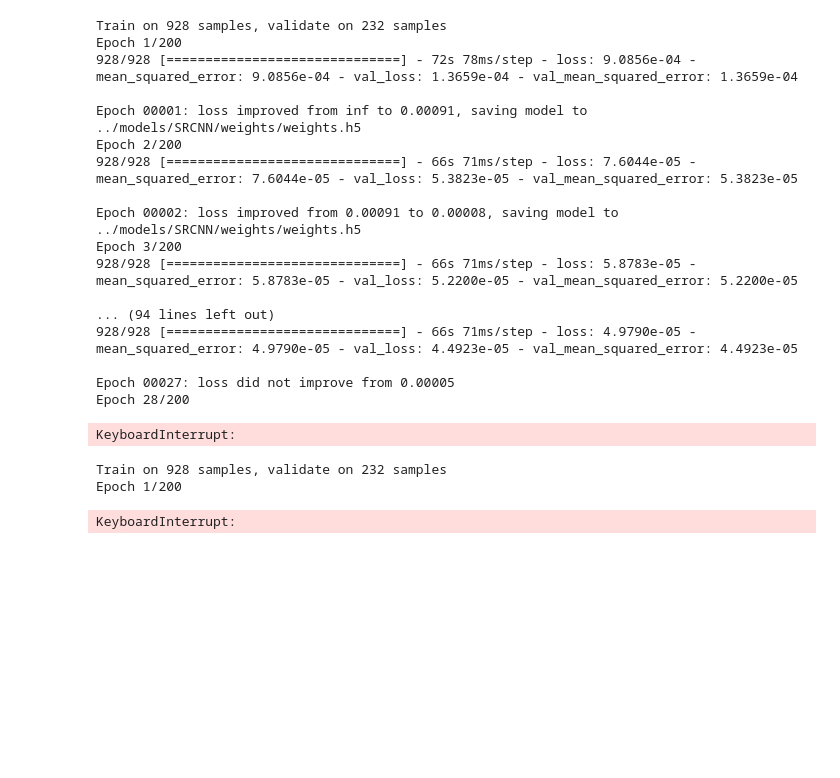
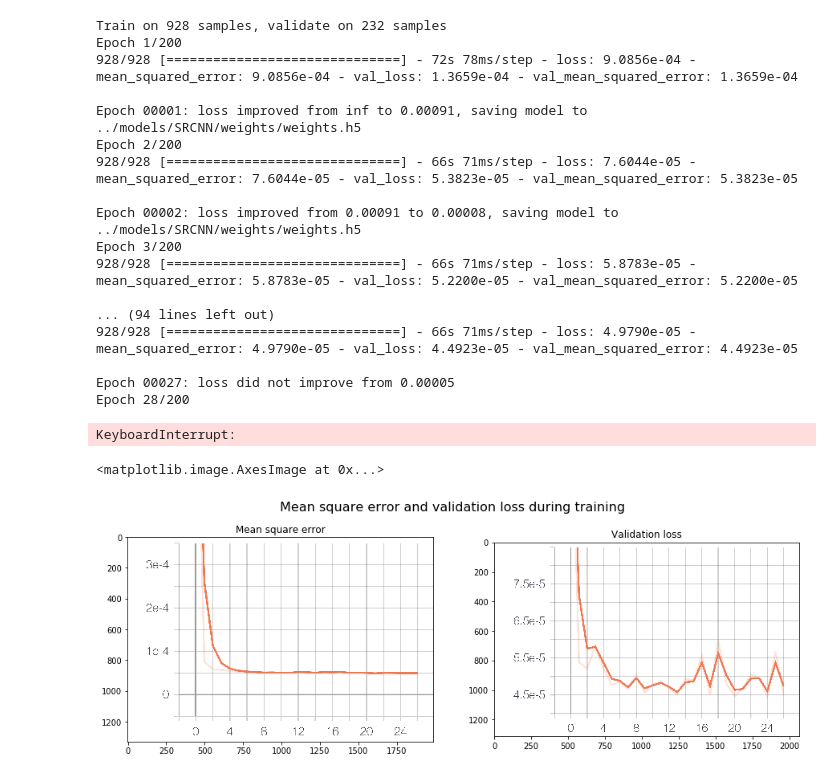
Before and after one commit to khan-farhan/Proba-v-competition, a Jupyter notebook: Codes/SRCNN_train.ipynb, the cells around one changed output. Drawn from its saved outputs; the diff is of its cells as text; code cells hidden in the pictures; blank space fills up the shorter version.

Commit message:
Adding training loss image and validation loss image

```diff
--- a/Codes/SRCNN_train.ipynb
+++ b/Codes/SRCNN_train.ipynb
@@ -67,9 +84,17 @@ Epoch 3/200
 Epoch 00027: loss did not improve from 0.00005
 Epoch 28/200
 KeyboardInterrupt:
-# %%
-srcnn_model.fit(X_imgs, Y_imgs, batch_size=1,validation_split = 0.2, shuffle=True, epochs=200,callbacks=callbacks_list, verbose=1)
-# %% [output]
-Train on 928 samples, validate on 232 samples
-Epoch 1/200
-KeyboardInterrupt:
+# %%
+fig=plt.figure(figsize=(15,5))
+fig.suptitle('Mean square error and validation loss during training', fontsize=16)
+
+fig.add_subplot(1, 2, 1)
+plt.title("Mean square error")
+plt.imshow(load_image(path = "../Result/mean_sq_err.png",dtype=np.uint8),cmap=None)
+
+fig.add_subplot(1, 2, 2)
+plt.title("Validation loss")
+plt.imshow(load_image(path = "../Result/val_loss.png",dtype=np.uint8),cmap=None)
+# %% [output]
+<matplotlib.image.AxesImage at 0x...>
+[figure, added]
```
Also changed, not shown: parts of 9 cells of this notebook, 2 other files.
